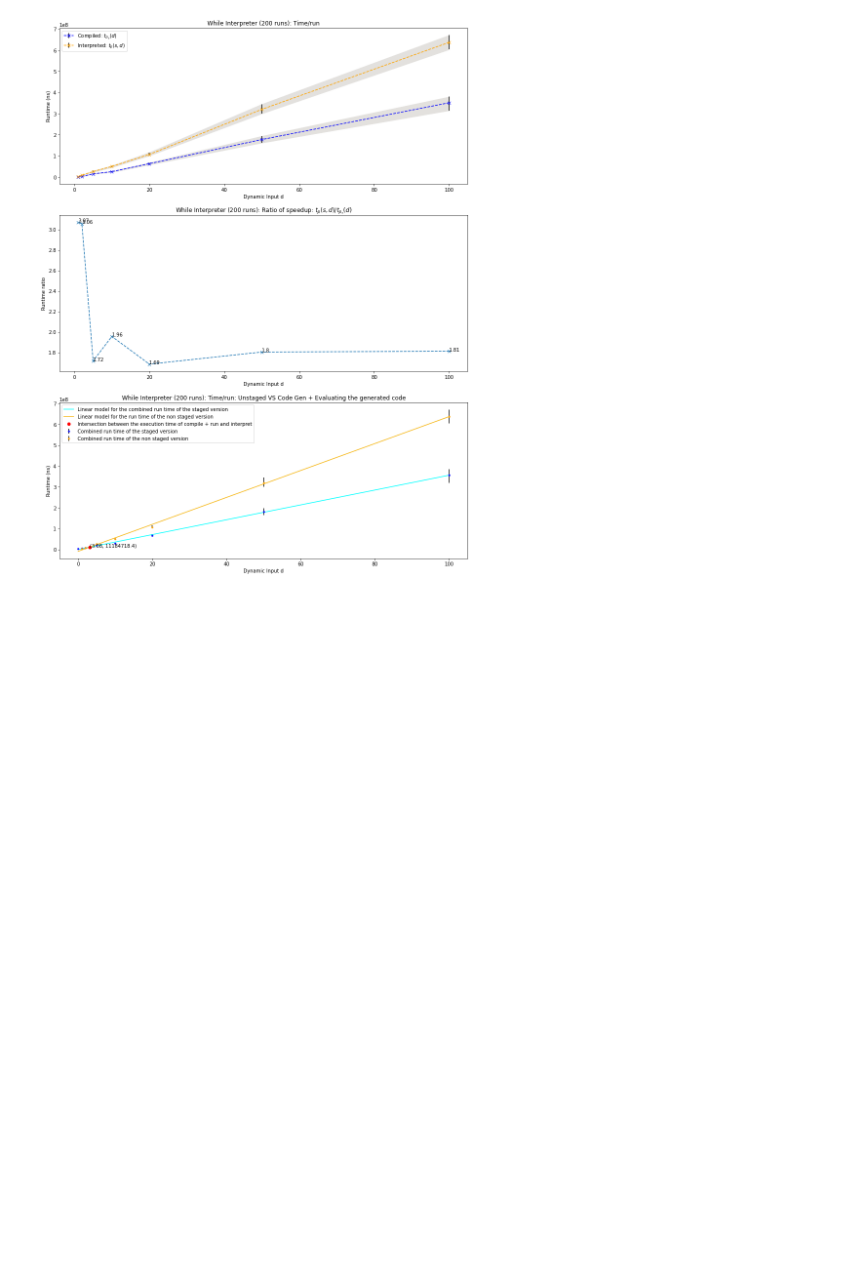
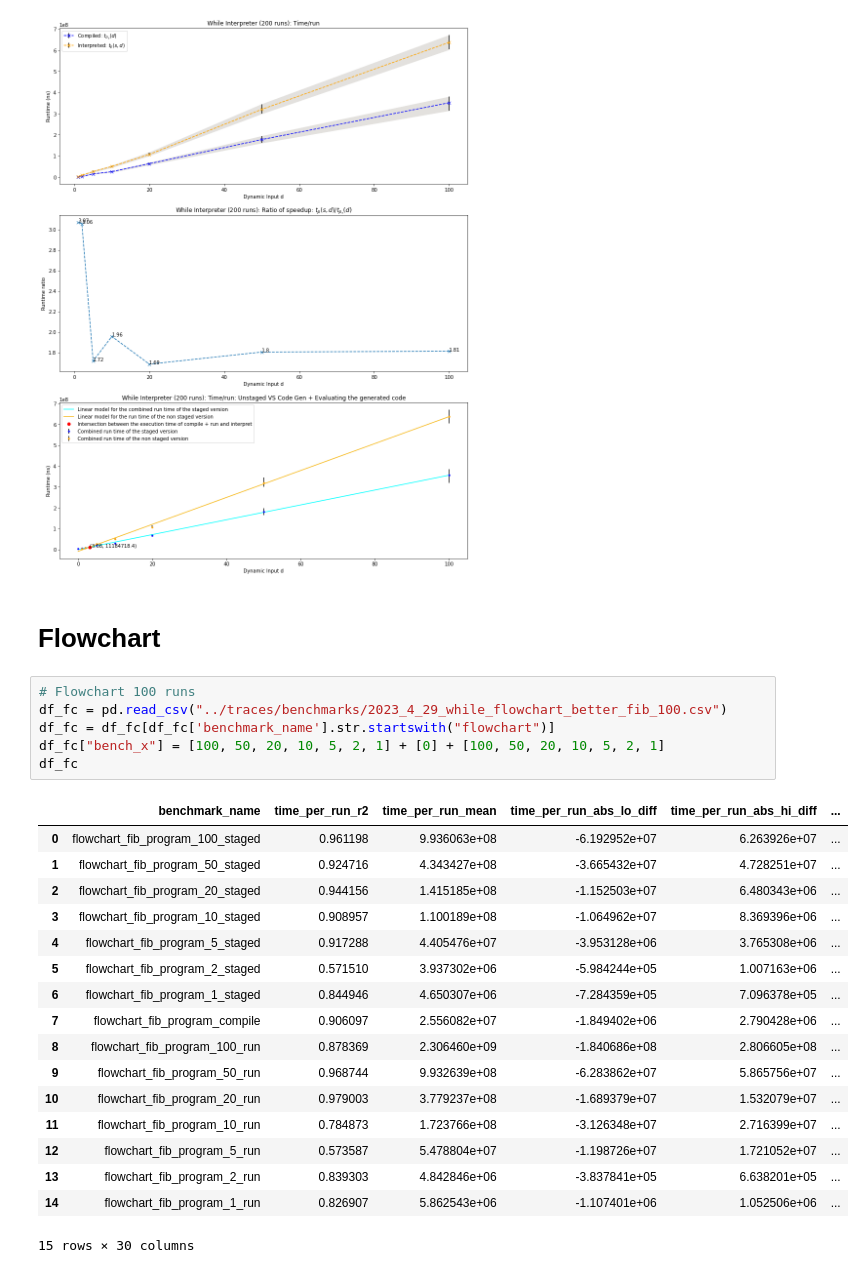
Before and after one commit to theo-chengkai-wang/lys_language, a Jupyter notebook: notebooks/2023_4_29_Eval.ipynb, the cells around one changed output. Cells and saved outputs as stored; diff of their text form; blank space fills up the shorter version.

```diff
--- a/notebooks/2023_4_29_Eval.ipynb
+++ b/notebooks/2023_4_29_Eval.ipynb
@@ -123,3 +123,29 @@ def plot_info_for(df, title, linreg=True, log_scale=False, has_compile=True):
 plot_info_for(df_while, "While Interpreter (200 runs)")
 # %% [output]
 [figure]
+# %% [markdown]
+# Flowchart
+# %%
+# Flowchart 100 runs
+df_fc = pd.read_csv("../traces/benchmarks/2023_4_29_while_flowchart_better_fib_100.csv")
+df_fc = df_fc[df_fc['benchmark_name'].str.startswith("flowchart")]
+df_fc["bench_x"] = [100, 50, 20, 10, 5, 2, 1] + [0] + [100, 50, 20, 10, 5, 2, 1]
+df_fc
+# %% [output]
+|  | benchmark_name | time_per_run_r2 | time_per_run_mean | time_per_run_abs_lo_diff | time_per_run_abs_hi_diff | ... |
+| 0 | flowchart_fib_program_100_staged | 0.961198 | 9.936063e+08 | -6.192952e+07 | 6.263926e+07 | ... |
+| 1 | flowchart_fib_program_50_staged | 0.924716 | 4.343427e+08 | -3.665432e+07 | 4.728251e+07 | ... |
+| 2 | flowchart_fib_program_20_staged | 0.944156 | 1.415185e+08 | -1.152503e+07 | 6.480343e+06 | ... |
+| 3 | flowchart_fib_program_10_staged | 0.908957 | 1.100189e+08 | -1.064962e+07 | 8.369396e+06 | ... |
+| 4 | flowchart_fib_program_5_staged | 0.917288 | 4.405476e+07 | -3.953128e+06 | 3.765308e+06 | ... |
+| 5 | flowchart_fib_program_2_staged | 0.571510 | 3.937302e+06 | -5.984244e+05 | 1.007163e+06 | ... |
+| 6 | flowchart_fib_program_1_staged | 0.844946 | 4.650307e+06 | -7.284359e+05 | 7.096378e+05 | ... |
+| 7 | flowchart_fib_program_compile | 0.906097 | 2.556082e+07 | -1.849402e+06 | 2.790428e+06 | ... |
+| 8 | flowchart_fib_program_100_run | 0.878369 | 2.306460e+09 | -1.840686e+08 | 2.806605e+08 | ... |
+| 9 | flowchart_fib_program_50_run | 0.968744 | 9.932639e+08 | -6.283862e+07 | 5.865756e+07 | ... |
+| 10 | flowchart_fib_program_20_run | 0.979003 | 3.779237e+08 | -1.689379e+07 | 1.532079e+07 | ... |
+| 11 | flowchart_fib_program_10_run | 0.784873 | 1.723766e+08 | -3.126348e+07 | 2.716399e+07 | ... |
+| 12 | flowchart_fib_program_5_run | 0.573587 | 5.478804e+07 | -1.198726e+07 | 1.721052e+07 | ... |
+| 13 | flowchart_fib_program_2_run | 0.839303 | 4.842846e+06 | -3.837841e+05 | 6.638201e+05 | ... |
+| 14 | flowchart_fib_program_1_run | 0.826907 | 5.862543e+06 | -1.107401e+06 | 1.052506e+06 | ... |
+15 rows × 30 columns
```
Also changed, not shown: parts of 4 cells of this notebook, 3 other files.
